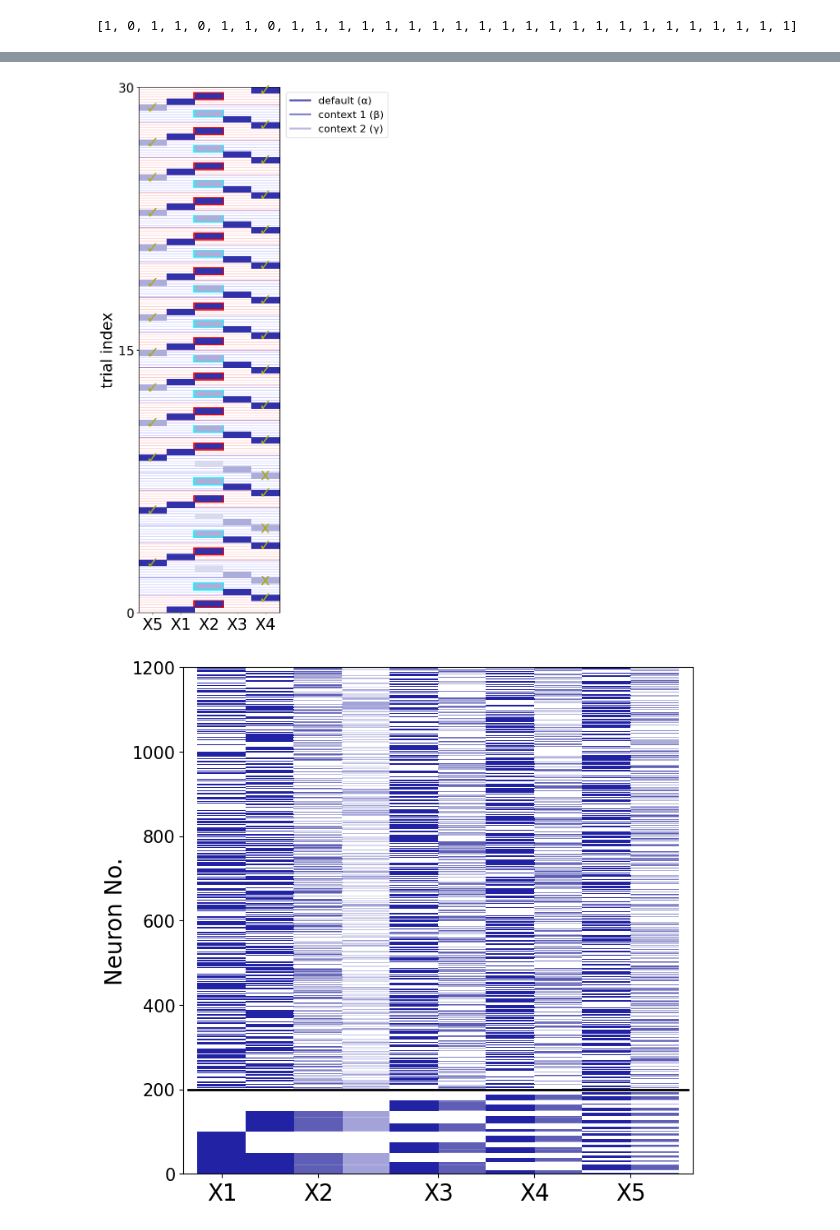
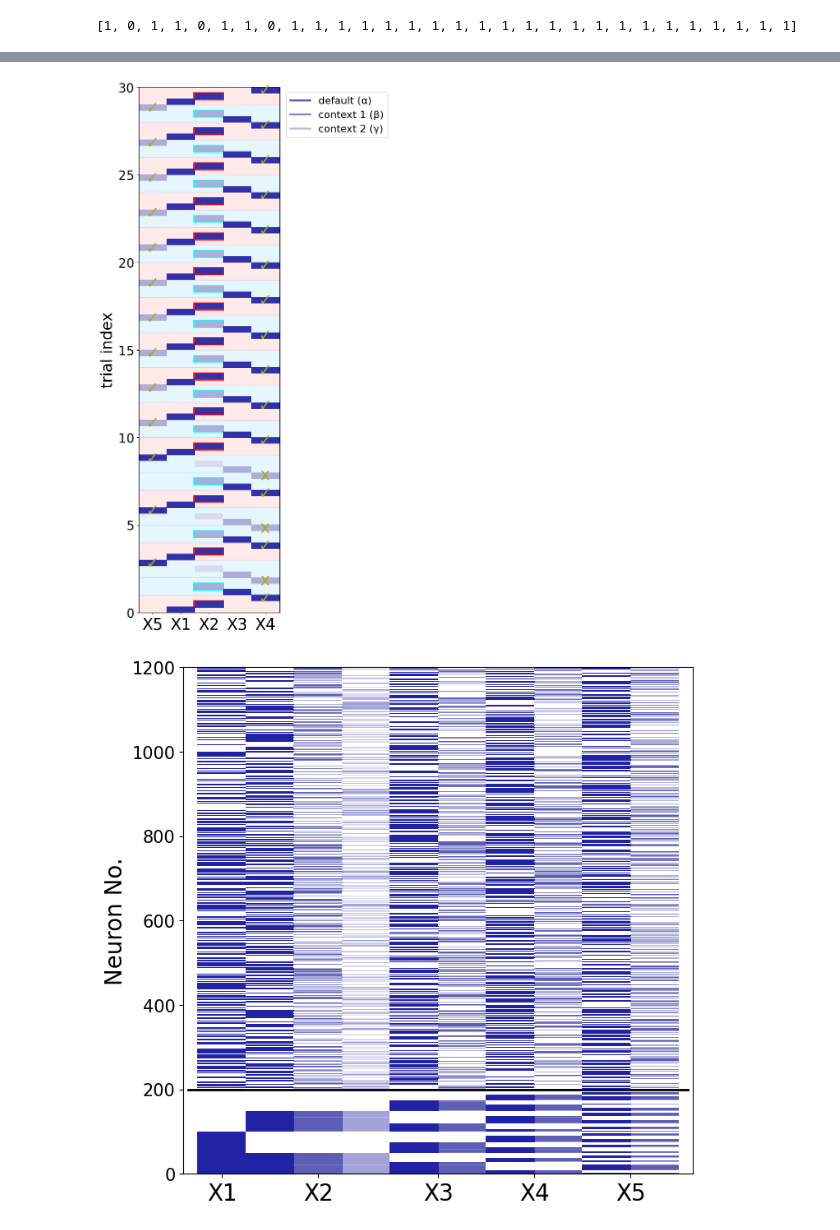
Before and after one commit to toppo365/flexiblemodel, a Jupyter notebook: splitter_cell.ipynb, the cells around one changed output, grey strips where cells are left out. Saved outputs shown, nothing was run; the diff lists cells and outputs as text; code cells hidden in the pictures.

```diff
--- a/splitter_cell.ipynb
+++ b/splitter_cell.ipynb
@@ -225,9 +225,9 @@ for n in range(mat.shape[0]):
 cut_points = np.where(np.isnan(concatenated))[0]/7 * 6
 for n, cp in enumerate(cut_points[:-1]):
     if blocks[n] == 0:
-        plt.axhspan(cp,cp+5.9, color="red",alpha = 0.2, fill=False,hatch='---')   # ← 水平線
+        plt.axhspan(cp,cp+5.9, color="#ff9999",alpha = 0.2, fill=True)   # ← 水平線
     else:
-        plt.axhspan(cp,cp+5.9, color="blue", alpha = 0.2, fill=False,hatch='---')  # ← 水平線
+        plt.axhspan(cp,cp+5.9, color="#00aaff", alpha = 0.1, fill=True)  # ← 水平線
 
 count = 0
 for line in HCfr:
@@ -238,7 +238,7 @@ for line in HCfr:
     plt.scatter([xs[0], xs[-1]], [count+0.5, count + len(xs) - 0.5], 12, color = "#bb77ff")
     count += len(xs)
 c = plt.pcolor(mat.T, cmap=cmap, edgecolors='none')
-plt.yticks(cut_points[::15], np.arange(0, len(cut_points),15), fontsize = 20)
+plt.yticks(cut_points[::5], np.arange(0, len(cut_points),5), fontsize = 20)
 plt.xticks(np.arange(0,21,5), fontsize = 20)
 plt.ylabel("trial index", fontsize = 24)
 #plt.xlabel("Neuron No. (sorted)", fontsize = 20)
@@ -301,9 +301,9 @@ for n in range(len(root)):
 cut_points = np.where(np.isnan(concatenated))[0]/7 * 3
 for n, cp in enumerate(cut_points[:-1]):
     if blocks[n] == 0:
-        plt.axhspan(cp,cp+2.9, color="red",alpha = 0.2, fill=False,hatch='---')   # ← 水平線
+        plt.axhspan(cp,cp+2.9,  color="#ff9999",alpha = 0.2, fill=True)   # ← 水平線
     else:
-        plt.axhspan(cp,cp+2.9, color="blue", alpha = 0.2, fill=False,hatch='---')  # ← 水平線
+        plt.axhspan(cp,cp+2.9,  color="#00aaff", alpha = 0.1, fill=True)  # ← 水平線
 plt.pcolor(matS_swapped, cmap=cmap, norm=norm, edgecolors='none')
 # ダミー legend
 plt.plot([], [], '-', color="#00ff00", label='remapping 1')
@@ -311,7 +311,7 @@ plt.plot([], [], '-', color="#00aa99", label='remapping 2')
 
 # 軸ラベルとtickを入れ替え
 plt.xticks(np.arange(0.5, 5), ["S5", "S1", "S2", "S3", "S4"], fontsize=25)       # neuron → x
-plt.yticks(cut_points[::15], np.arange(0, len(cut_points), 15), fontsize=20)     # trial → y
+plt.yticks(cut_points[::5], np.arange(0, len(cut_points), 5), fontsize=20)     # trial → y
 #plt.xlabel("state", fontsize=24)
 plt.ylabel("trial index", fontsize=24)
 #plt.legend(bbox_to_anchor=(1.01, 1))
@@ -362,38 +362,37 @@ for n in range(len(root)):
         plt.text(x_pos+0.5, y_pos+0.5, "✓", color="#aaaa11", fontsize=25, va="center", ha="center")
     else:
         plt.text(x_pos+0.5, y_pos+0.5, "x", color="#aaaa11", fontsize=25, va="center", ha="center")
     check += 1
 
 cut_points = np.where(np.isnan(concatenated))[0]/7 * 3
 for n, cp in enumerate(cut_points[:-1]):
     if blocks[n] == 0:
-        c = "red"
+        plt.axhspan(cp, cp+3,  color="#ff9999",alpha = 0.2, fill=True)   # ← 水平線
     else:
-        c = "blue"
-    plt.axhspan(cp, cp+3, color=c, alpha = 0.2, fill=False, hatch='---')  # ← 水平線
+        plt.axhspan(cp, cp+3, color="#00aaff", alpha = 0.1, fill=True)  # ← 水平線
     if matS[2,n*3+1] == 1:
         r = patches.Rectangle(xy=(1.95, cp+0.95), width=1.05, height=1.1, ec="red", fill=False, linewidth = 2)
     elif matS[2,n*3+1] == 2:
         r = patches.Rectangle(xy=(1.95, cp+0.95), width=1.05, height=1.1, ec="#00ffff", fill=False, linewidth = 2)
     ax.add_patch(r)
 plt.pcolor((matS.T>0)*4, cmap=cmap,  norm=norm, edgecolors='none')
 plt.pcolor(matS.T, cmap=cmap,  norm=norm, edgecolors='none')
 plt.plot([], [], '-', color = "#3333a4dd", linewidth=3, label='default (α)')
 plt.plot([], [], '-', color = "#3333a499", linewidth=3,label='context 1 (β)')
 plt.plot([], [], '-', color = "#3333a455", linewidth=3, label='context 2 (γ)')
 
 # 軸ラベルとtickを入れ替え
 plt.xticks(np.arange(0.5, 5), ["X5", "X1", "X2", "X3", "X4"], fontsize=25)       # neuron → x
-plt.yticks(cut_points[::15], np.arange(0, len(cut_points), 15), fontsize=20)     # trial → y
+plt.yticks(cut_points[::5], np.arange(0, len(cut_points), 5), fontsize=20)     # trial → y
 #plt.xlabel("state", fontsize=24)
 plt.ylabel("trial index", fontsize=24)
 
 
 #plt.ylabel("Neuron No. (sorted)", fontsize = 20)
 plt.legend(bbox_to_anchor = (1.01,1),fontsize = 16)
 plt.savefig("./figure/example_contexualstate.png", bbox_inches = "tight")
 # %% [output]
-[figure, old version]
+[figure, new version]
 # %%
 from scipy.cluster.hierarchy import linkage, leaves_list
 
```
Also changed, not shown: parts of 3 cells of this notebook.
